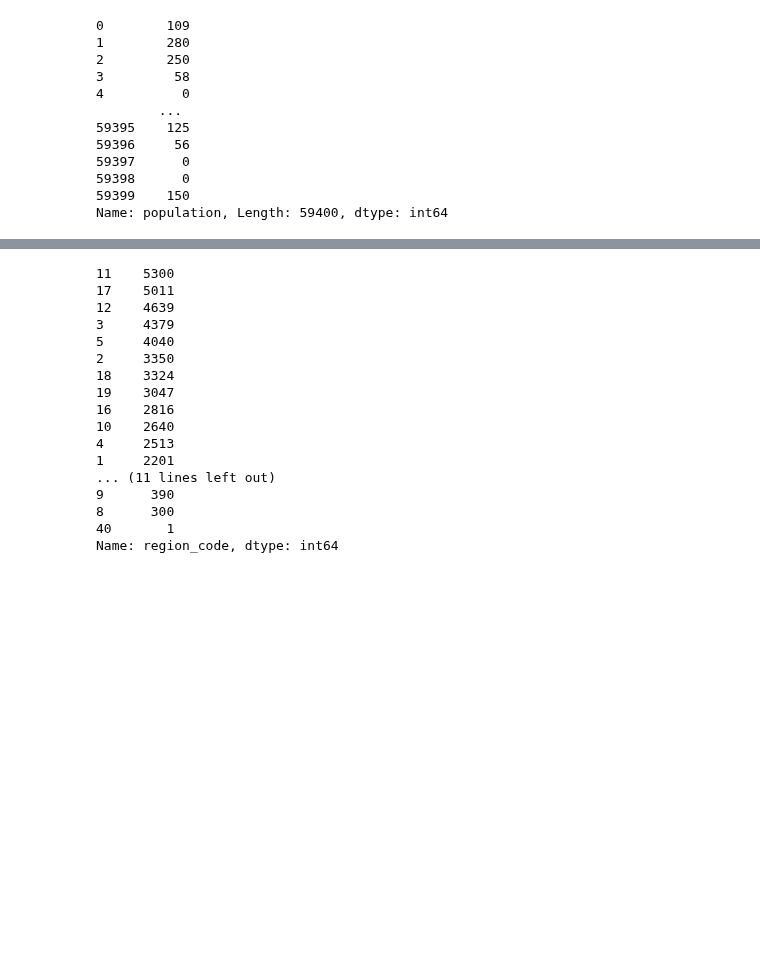
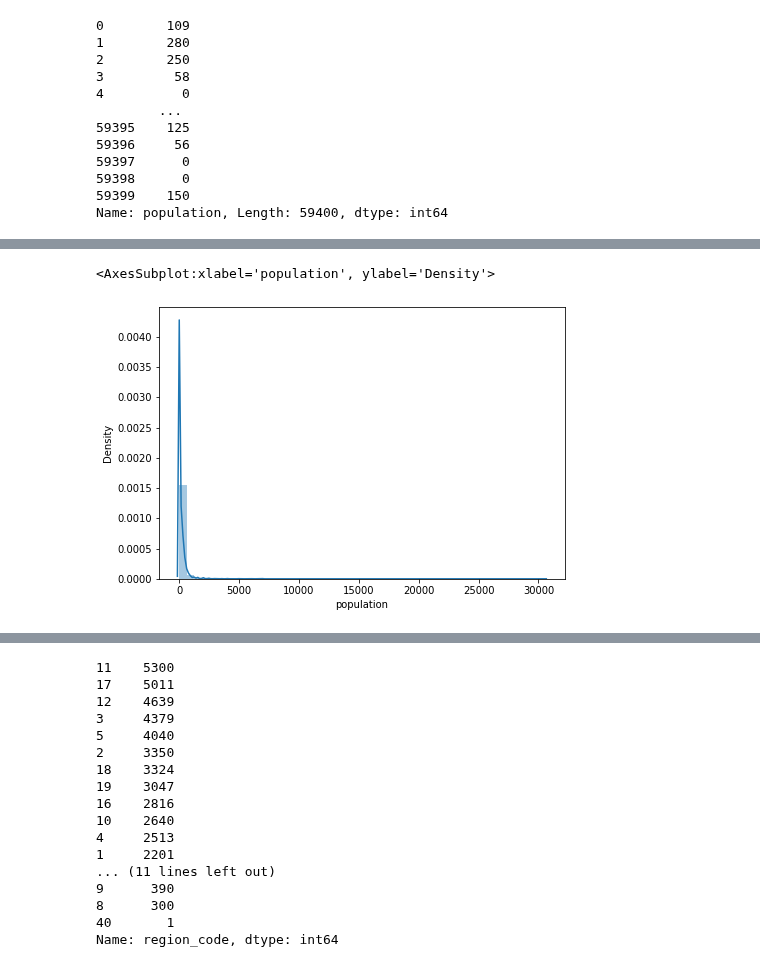
Before and after one commit to JannaW0402/Pump-it-Up, a Jupyter notebook: 869janna.ipynb, the cells around one changed output, grey strips where cells are left out. Saved outputs shown, nothing was run; the diff lists cells and outputs as text; code cells hidden in the pictures; blank space fills up the shorter version.

```diff
--- a/869janna.ipynb
+++ b/869janna.ipynb
@@ -299,0 +286,12 @@ Train[Train['population'] == 0]  # 21381 records
+# %%
+Train[Train['population'] == 0]  # 21381 records  => zero population
+#https://www.analyticsvidhya.com/blog/2021/05/feature-engineering-how-to-detect-and-remove-outliers-with-python-code/
+import warnings
+import matplotlib.pyplot as plt
+warnings.filterwarnings('ignore')
+plt.figure(figsize=(16,5))
+plt.subplot(1,2,1)
+sns.distplot(Train['population']) # left skewed
+# %% [output]
+<AxesSubplot:xlabel='population', ylabel='Density'>
+[figure, added]
```
Also changed, not shown: parts of 9 cells of this notebook.
